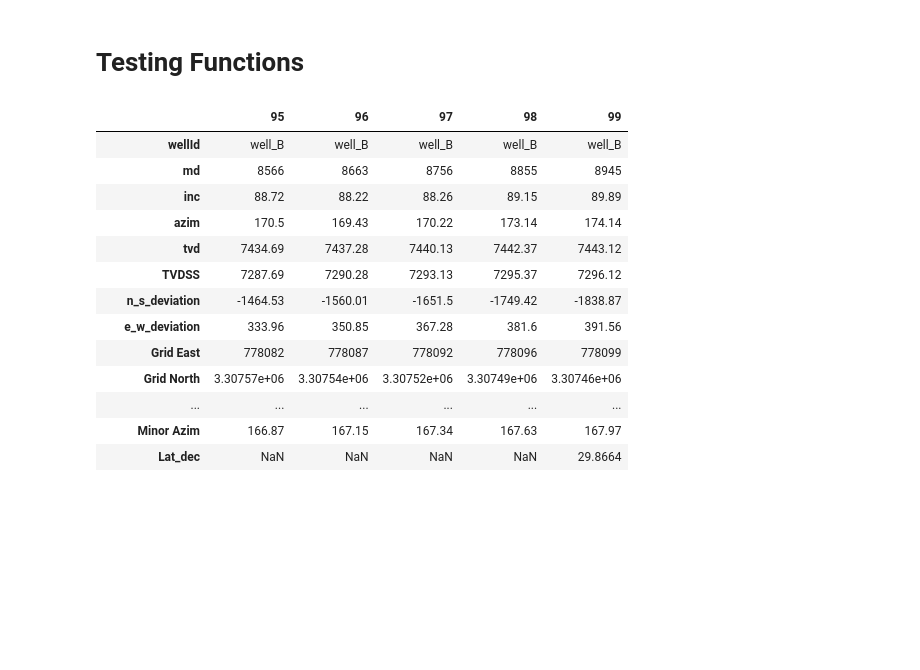
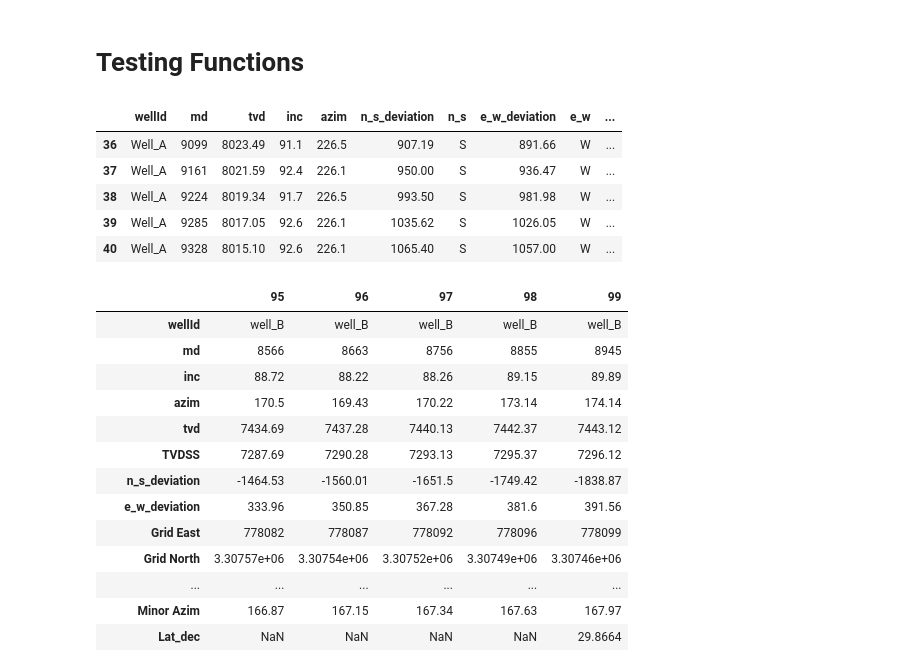
Before and after one commit to bpamos/welltrajconvert, a Jupyter notebook: notebook/Lat Long Conversion .ipynb, the cells around one changed output. Saved outputs shown, nothing was run; the diff lists cells and outputs as text; code cells hidden in the pictures; blank space fills up the shorter version.

```diff
--- a/notebook/Lat Long Conversion .ipynb
+++ b/notebook/Lat Long Conversion .ipynb
@@ -8,30 +8,37 @@ os.chdir("C:/Users/BpAmos/Documents/repos/directional-survey-converter/")
 from src.dataclass import *
 from src.directional_survey import *
 # %%
-# # load data
-# file = "C:/Users/BpAmos/Documents/repos/directional-survey-converter/data/Well_A_Dir_Survey.csv"
+# load data
+file = "C:/Users/BpAmos/Documents/repos/directional-survey-converter/data/Well_A_Dir_Survey.csv"
 
-# df = pd.read_csv(file, sep=',')
+df = pd.read_csv(file, sep=',')
 
-# file = "C:/Users/BpAmos/Documents/repos/directional-survey-converter/data/well_surface_location.csv"
-# df_surface = pd.read_csv(file, sep=',')
-# df_surface.tail()
+file = "C:/Users/BpAmos/Documents/repos/directional-survey-converter/data/well_surface_location.csv"
+df_surface = pd.read_csv(file, sep=',')
+df_surface.tail()
 
-# df = pd.merge(df,df_surface,on="UWI")
+df = pd.merge(df,df_surface,on="UWI")
 
-# df.rename(columns={'UWI':'wellId',
-#                    'Measured Depth':'md',
-#                    'Deviation Angle':'inc',
-#                    'Deviation Azimuth':'azim',
-#                    'TV Depth':'tvd',
-#                    'Deviation N/S':'n_s_deviation',
-#                    'N/S':'n_s',
-#                    'Deviation E/W':'e_w_deviation',
-#                    'E/W':'e_w',
-#                    'Surface Latitude':'surface_latitude',
-#                    'Surface Longitude':'surface_longitude',},inplace=True)
+df.rename(columns={'UWI':'wellId',
+                   'Measured Depth':'md',
+                   'Deviation Angle':'inc',
+                   'Deviation Azimuth':'azim',
+                   'TV Depth':'tvd',
+                   'Deviation N/S':'n_s_deviation',
+                   'N/S':'n_s',
+                   'Deviation E/W':'e_w_deviation',
+                   'E/W':'e_w',
+                   'Surface Latitude':'surface_latitude',
+                   'Surface Longitude':'surface_longitude',},inplace=True)
 
-# df.tail()
+df.tail()
+# %% [output]
+|  | wellId | md | tvd | inc | azim | n_s_deviation | n_s | e_w_deviation | e_w | ... |
+| 36 | Well_A | 9099 | 8023.49 | 91.1 | 226.5 | 907.19 | S | 891.66 | W | ... |
+| 37 | Well_A | 9161 | 8021.59 | 92.4 | 226.1 | 950.00 | S | 936.47 | W | ... |
+| 38 | Well_A | 9224 | 8019.34 | 91.7 | 226.5 | 993.50 | S | 981.98 | W | ... |
+| 39 | Well_A | 9285 | 8017.05 | 92.6 | 226.1 | 1035.62 | S | 1026.05 | W | ... |
+| 40 | Well_A | 9328 | 8015.10 | 92.6 | 226.1 | 1065.40 | S | 1057.00 | W | ... |
 # %%
 # load data
 file = "C:/Users/BpAmos/Documents/repos/directional-survey-converter/data/well_test_survey.csv"
```
Also changed, not shown: parts of 21 cells of this notebook.
